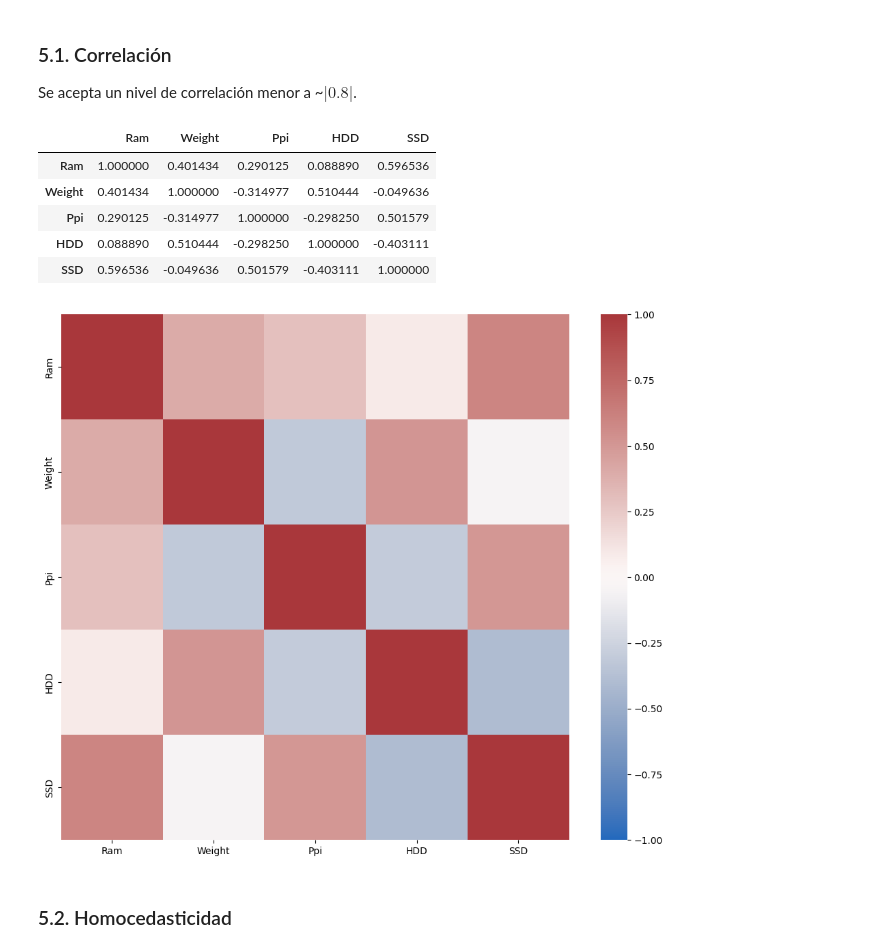
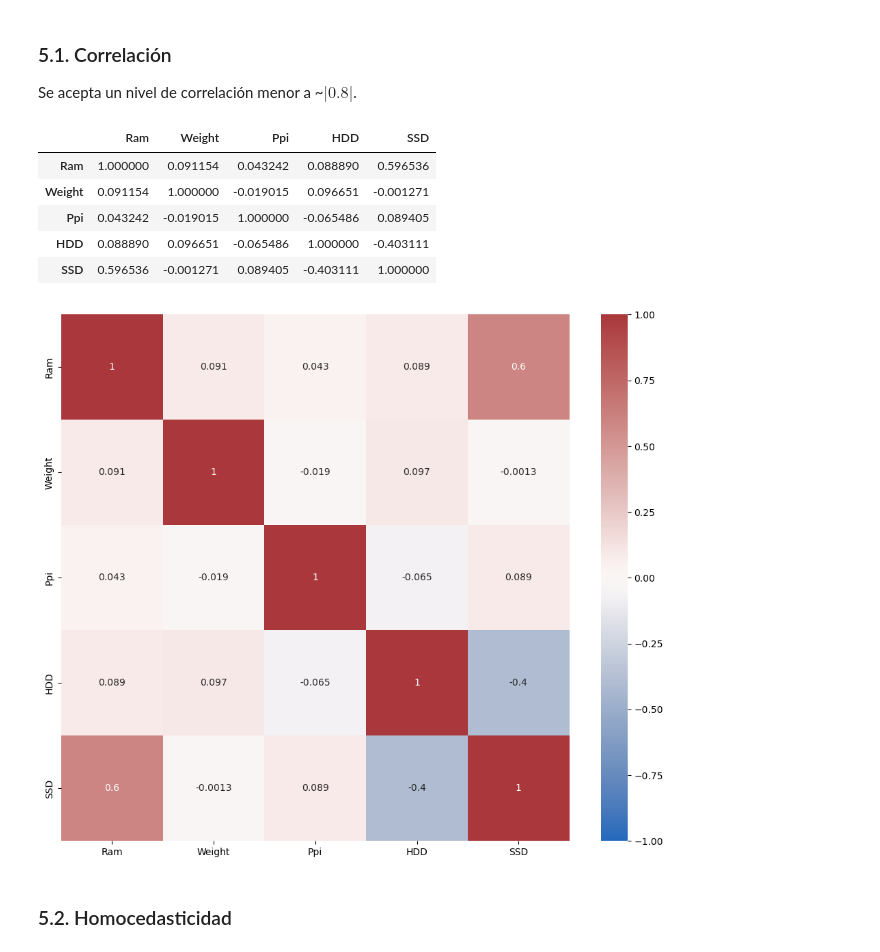
Before and after one commit to ddummann/BI-202302-1, a Jupyter notebook: Lab2/MainNotebook.ipynb, the cells around one changed output. Drawn from its saved outputs; the diff is of its cells as text; code cells hidden in the pictures.

```diff
--- a/Lab2/MainNotebook.ipynb
+++ b/Lab2/MainNotebook.ipynb
@@ -464,7 +462,7 @@ len(entradas_duplicadas_train)
 # Eliminar entradas duplicadas en datos de entrenamiento.
 # No se encontraron duplicados en datos unlabeled
 def eliminarEntradasDuplicadas(df_train):
-    df_train = df_laptops_train.drop_duplicates()
+    df_train = df_train.drop_duplicates()
     return df_train
 # %%
 df_laptops_train = eliminarEntradasDuplicadas(df_laptops_train)
@@ -714,7 +642,7 @@ rows_with_nan
 |  | Price | Ram | Weight | Ppi | HDD | SSD | Company_Asus | Company_Dell | Company_HP | ... |
 # %%
 # Transformar los conjuntos de datos
-df_laptops_train[featuresNumericas] = scaler.transform(df_laptops_train[featuresNumericas])
+#df_laptops_train[featuresNumericas] = scaler.transform(df_laptops_train[featuresNumericas])
 # df_laptops_test_unlabeled_copy[featuresNumericas] = scaler.transform(df_laptops_test_unlabeled_copy[featuresNumericas])
 # %%
 # Mostrar la info solo de las variables numericas
@@ -975,16 +882,16 @@ Se acepta un nivel de correlación menor a ~$|0.8|$.
 # %%
 # Correlacion entre variables numericas
 plt.figure(figsize = (12, 10))
-sns.heatmap(df_laptops_train[featuresNumericas].corr(), cmap = 'vlag', vmin = -1, vmax = 1)
+sns.heatmap(df_laptops_train[featuresNumericas].corr(), annot=True,cmap = 'vlag', vmin = -1, vmax = 1)
 df_laptops_train[featuresNumericas].corr()
 # %% [output]
 |  | Ram | Weight | Ppi | HDD | SSD |
-| Ram | 1.000000 | 0.401434 | 0.290125 | 0.088890 | 0.596536 |
-| Weight | 0.401434 | 1.000000 | -0.314977 | 0.510444 | -0.049636 |
-| Ppi | 0.290125 | -0.314977 | 1.000000 | -0.298250 | 0.501579 |
-| HDD | 0.088890 | 0.510444 | -0.298250 | 1.000000 | -0.403111 |
-| SSD | 0.596536 | -0.049636 | 0.501579 | -0.403111 | 1.000000 |
+| Ram | 1.000000 | 0.091154 | 0.043242 | 0.088890 | 0.596536 |
+| Weight | 0.091154 | 1.000000 | -0.019015 | 0.096651 | -0.001271 |
+| Ppi | 0.043242 | -0.019015 | 1.000000 | -0.065486 | 0.089405 |
+| HDD | 0.088890 | 0.096651 | -0.065486 | 1.000000 | -0.403111 |
+| SSD | 0.596536 | -0.001271 | 0.089405 | -0.403111 | 1.000000 |
-[figure, old version]
+[figure, new version]
 # %% [markdown]
 ### 5.2. Homocedasticidad
 # %%
```
Also changed, not shown: parts of 68 cells of this notebook.
